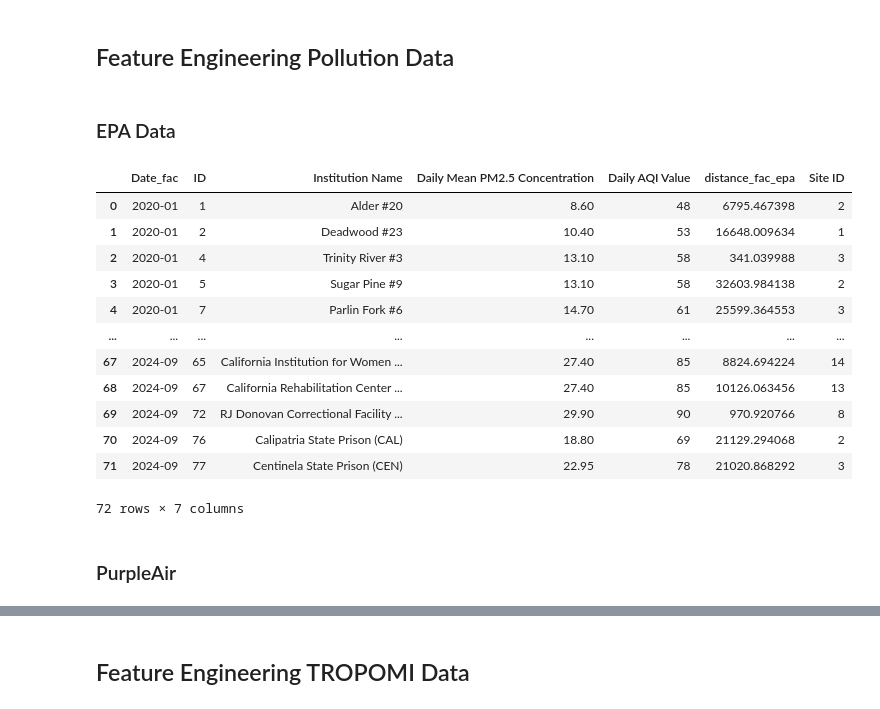
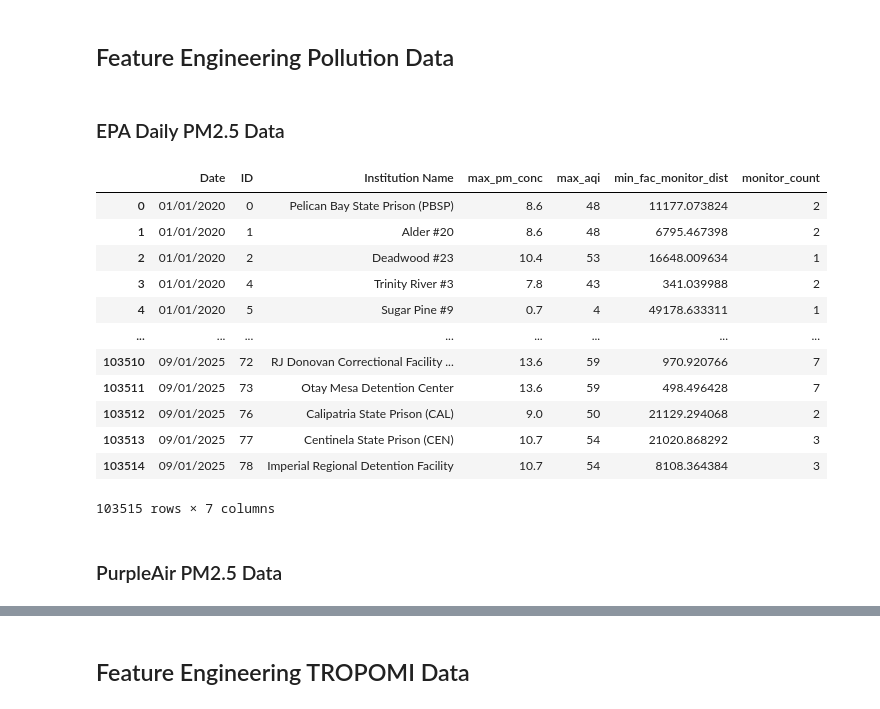
Before and after one commit to allisonsibrian/ca-wildfire-pollution-prison-project, a Jupyter notebook: ca_wildfire_feature_engineering.ipynb, the cells around one changed output, grey strips where cells are left out. Saved outputs shown, nothing was run; the diff lists cells and outputs as text; code cells hidden in the pictures.

Commit message:
revised epa agg df and need to join purpleair grouping with fac data before moving to tropomi data

```diff
--- a/ca_wildfire_feature_engineering.ipynb
+++ b/ca_wildfire_feature_engineering.ipynb
@@ -383,7 +391,7 @@ final_elevation_features
 # %% [markdown]
 ## Feature Engineering Pollution Data
 # %% [markdown]
-### EPA Data
+### EPA Daily PM2.5 Data
 # %%
 # Concatenating EPA Daily PM2.5 Summaries from 2020-2025 into one dataframe.
 
@@ -417,52 +425,63 @@ epa_fac = final_facilities_data.copy()
 
 # Converting epa df into a GeoDataFrame
 epa_cal_grouped = epa_cal_grouped.rename(columns={
     'Site Latitude': 'Latitude',
     'Site Longitude': 'Longitude'
 })
 
 epa_cal_grouped_gdf = gpd.GeoDataFrame(
     epa_cal_grouped, geometry=gpd.points_from_xy(epa_cal_grouped.Longitude, epa_cal_grouped.Latitude), crs="EPSG:4326"
 )
 epa_cal_grouped_gdf = epa_cal_grouped_gdf.to_crs(epsg=3310)
 
 # Simplifying and dropping duplicates for facilities and EPA Monitor Sites
 epa_single_fac = epa_fac.drop_duplicates(subset=['Institution Name', 'ID'])
 epa_single_cal = epa_cal_grouped_gdf.drop_duplicates(subset=['Site ID'])
 
 merged_cross_epa_fac = pd.merge(epa_single_fac, epa_single_cal, how='cross', suffixes=('_fac', '_epa'))
 merged_cross_epa_fac['distance_fac_epa'] = merged_cross_epa_fac['Geometry'].distance(merged_cross_epa_fac['geometry'])
 
 # Filter for monitor distance that is < 50km away from facilities
 merged_distance_epa_fac = merged_cross_epa_fac[merged_cross_epa_fac['distance_fac_epa'] <=  50000]
 
 # Noting missing facilities without any monitors 50km away from them
 original_fac_ids = set(epa_fac['ID'].unique())
 epa_ids = set(merged_distance_epa_fac['ID'].unique())
-# missing_ids =
+missing_ids = original_fac_ids - epa_ids
+
+# Merge back with De-duplicated EPA data as that contains information from the whole timeseries (2020-2025)
+spatial_lookup = merged_distance_epa_fac[['ID', 'Institution Name', 'Site ID', 'distance_fac_epa']]
+
+epa_fac_timeseries = pd.merge(
+    spatial_lookup,
+    epa_cal_grouped,
+    on='Site ID',
+    how='inner'
+)
 
 # Aggregate EPA PM2.5 and facilities data
-epa_fac_agg_df = merged_distance_epa_fac.groupby(['Date_fac', 'ID', 'Institution Name']).agg({
-    'Daily Mean PM2.5 Concentration': 'max',
-    'Daily AQI Value': 'max',
-    'distance_fac_epa': 'min',
-    'Site ID': 'count'
-}).reset_index()
+epa_fac_agg_df = epa_fac_timeseries.groupby(['Date', 'ID', 'Institution Name']).agg(
+    max_pm_conc=('Daily Mean PM2.5 Concentration','max'),
+    max_aqi=('Daily AQI Value','max'),
+    min_fac_monitor_dist=('distance_fac_epa','min'),
+    monitor_count=('Site ID', 'count')
+).reset_index()
 
+epa_fac_agg_df = epa_fac_agg_df[epa_fac_agg_df['Date'] <= '09/01/2025']
 epa_fac_agg_df
 # %% [output]
-|  | Date_fac | ID | Institution Name | Daily Mean PM2.5 Concentration | Daily AQI Value | distance_fac_epa | Site ID |
-| 0 | 2020-01 | 1 | Alder #20 | 8.60 | 48 | 6795.467398 | 2 |
-| 1 | 2020-01 | 2 | Deadwood #23 | 10.40 | 53 | 16648.009634 | 1 |
-| 2 | 2020-01 | 4 | Trinity River #3 | 13.10 | 58 | 341.039988 | 3 |
-| 3 | 2020-01 | 5 | Sugar Pine #9 | 13.10 | 58 | 32603.984138 | 2 |
-| 4 | 2020-01 | 7 | Parlin Fork #6 | 14.70 | 61 | 25599.364553 | 3 |
+|  | Date | ID | Institution Name | max_pm_conc | max_aqi | min_fac_monitor_dist | monitor_count |
+| 0 | 01/01/2020 | 0 | Pelican Bay State Prison (PBSP) | 8.6 | 48 | 11177.073824 | 2 |
+| 1 | 01/01/2020 | 1 | Alder #20 | 8.6 | 48 | 6795.467398 | 2 |
+| 2 | 01/01/2020 | 2 | Deadwood #23 | 10.4 | 53 | 16648.009634 | 1 |
+| 3 | 01/01/2020 | 4 | Trinity River #3 | 7.8 | 43 | 341.039988 | 2 |
+| 4 | 01/01/2020 | 5 | Sugar Pine #9 | 0.7 | 4 | 49178.633311 | 1 |
 | ... | ... | ... | ... | ... | ... | ... | ... |
-| 67 | 2024-09 | 65 | California Institution for Women ... | 27.40 | 85 | 8824.694224 | 14 |
-| 68 | 2024-09 | 67 | California Rehabilitation Center ... | 27.40 | 85 | 10126.063456 | 13 |
-| 69 | 2024-09 | 72 | RJ Donovan Correctional Facility ... | 29.90 | 90 | 970.920766 | 8 |
-| 70 | 2024-09 | 76 | Calipatria State Prison (CAL) | 18.80 | 69 | 21129.294068 | 2 |
-| 71 | 2024-09 | 77 | Centinela State Prison (CEN) | 22.95 | 78 | 21020.868292 | 3 |
+| 103510 | 09/01/2025 | 72 | RJ Donovan Correctional Facility ... | 13.6 | 59 | 970.920766 | 7 |
+| 103511 | 09/01/2025 | 73 | Otay Mesa Detention Center | 13.6 | 59 | 498.496428 | 7 |
+| 103512 | 09/01/2025 | 76 | Calipatria State Prison (CAL) | 9.0 | 50 | 21129.294068 | 2 |
+| 103513 | 09/01/2025 | 77 | Centinela State Prison (CEN) | 10.7 | 54 | 21020.868292 | 3 |
+| 103514 | 09/01/2025 | 78 | Imperial Regional Detention Facility | 10.7 | 54 | 8108.364384 | 3 |
-72 rows × 7 columns
+103515 rows × 7 columns
 # %% [markdown]
-### PurpleAir
+### PurpleAir PM2.5 Data
```
Also changed, not shown: parts of 4 cells of this notebook.
